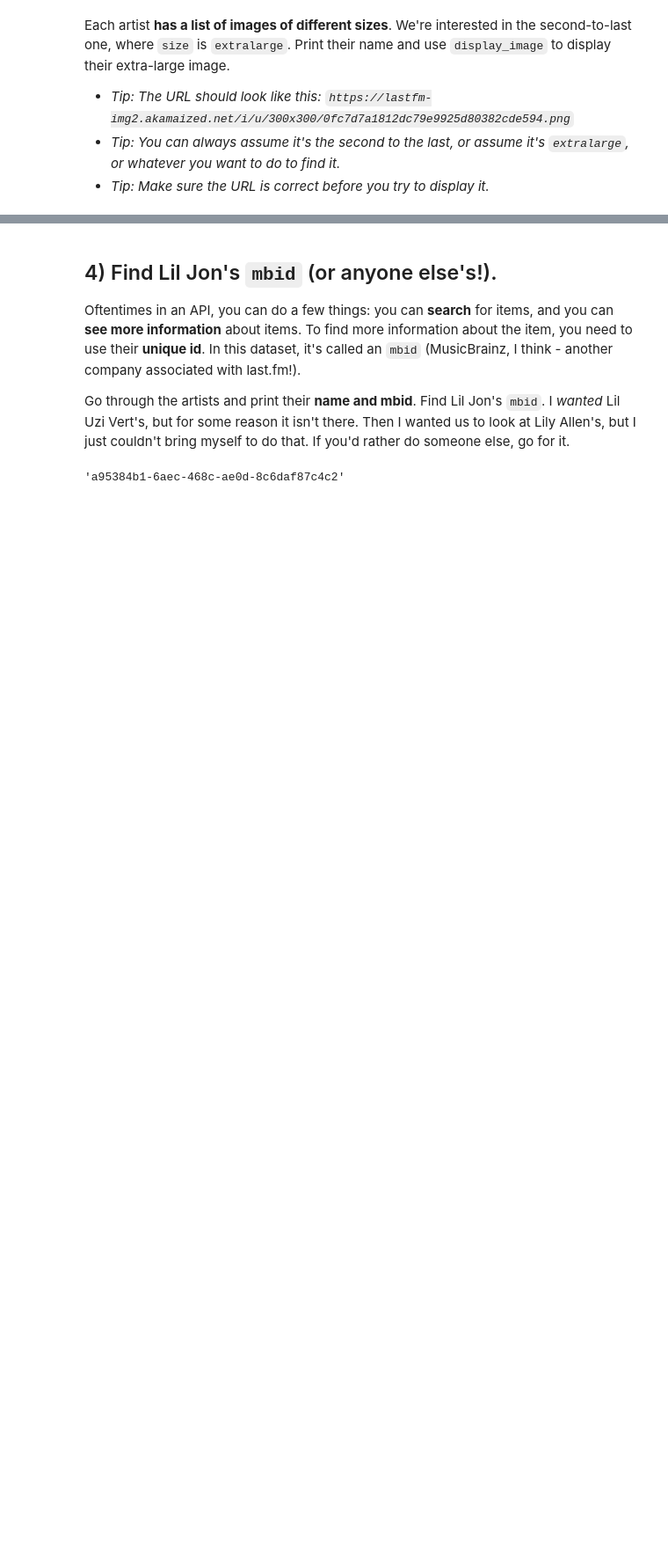
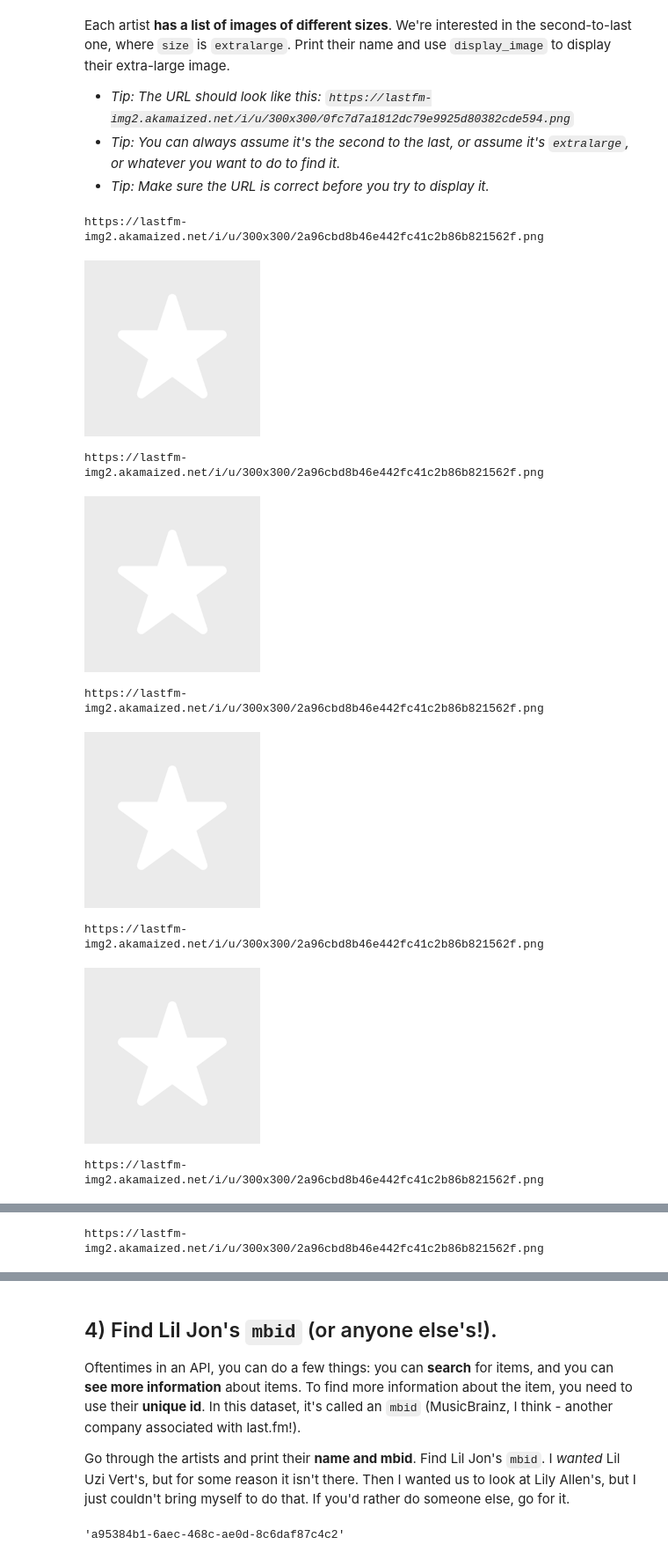
Before and after one commit to kpananjady/foundations_homework, a Jupyter notebook: 04-homework/03 - Last FM API (Music).ipynb, the cells around one changed output, grey strips where cells are left out. Shown at 88% size. Saved outputs shown, nothing was run; the diff lists cells and outputs as text; code cells hidden in the pictures; blank space fills up the shorter version.

```diff
--- a/04-homework/03 - Last FM API (Music).ipynb
+++ b/04-homework/03 - Last FM API (Music).ipynb
@@ -110,3 +110,7 @@ Make sure you have 50 artists instead of 30 artists.
 
 - *Tip: What's the data type of the `listeners` count? It's going to cause a problem!*
 - *Tip: If you were crazy you could use sum and a list comprehension. But you really don't have to!*
+# %%
+sum_listeners = 0
+for artist in data_lil['results']['artistmatches']['artist']:
+    sum_listeners += int(artist['listeners'])
@@ -122,3 +132,19 @@ Each artist **has a list of images of different sizes**. We're interested in the
 - *Tip: The URL should look like this: `https://lastfm-img2.akamaized.net/i/u/300x300/0fc7d7a1812dc79e9925d80382cde594.png`*
 - *Tip: You can always assume it's the second to the last, or assume it's `extralarge`, or whatever you want to do to find it.*
 - *Tip: Make sure the URL is correct before you try to display it.*
+# %%
+for artist in data_lil['results']['artistmatches']['artist']:
+    for image in (artist['image']):
+        if image['size']=='extralarge':
+            print(image['#text'])
+            display_image(image['#text'])
+# %% [output]
+https://lastfm-img2.akamaized.net/i/u/300x300/2a96cbd8b46e442fc41c2b86b821562f.png
+[figure, added]
+https://lastfm-img2.akamaized.net/i/u/300x300/2a96cbd8b46e442fc41c2b86b821562f.png
+[figure, added]
+https://lastfm-img2.akamaized.net/i/u/300x300/2a96cbd8b46e442fc41c2b86b821562f.png
+[figure, added]
+https://lastfm-img2.akamaized.net/i/u/300x300/2a96cbd8b46e442fc41c2b86b821562f.png
+[figure, added]
+https://lastfm-img2.akamaized.net/i/u/300x300/2a96cbd8b46e442fc41c2b86b821562f.png
@@ -124,0 +152 @@ Each artist **has a list of images of different sizes**. We're interested in the
+https://lastfm-img2.akamaized.net/i/u/300x300/2a96cbd8b46e442fc41c2b86b821562f.png
```
Also changed, not shown: parts of 17 cells of this notebook.
